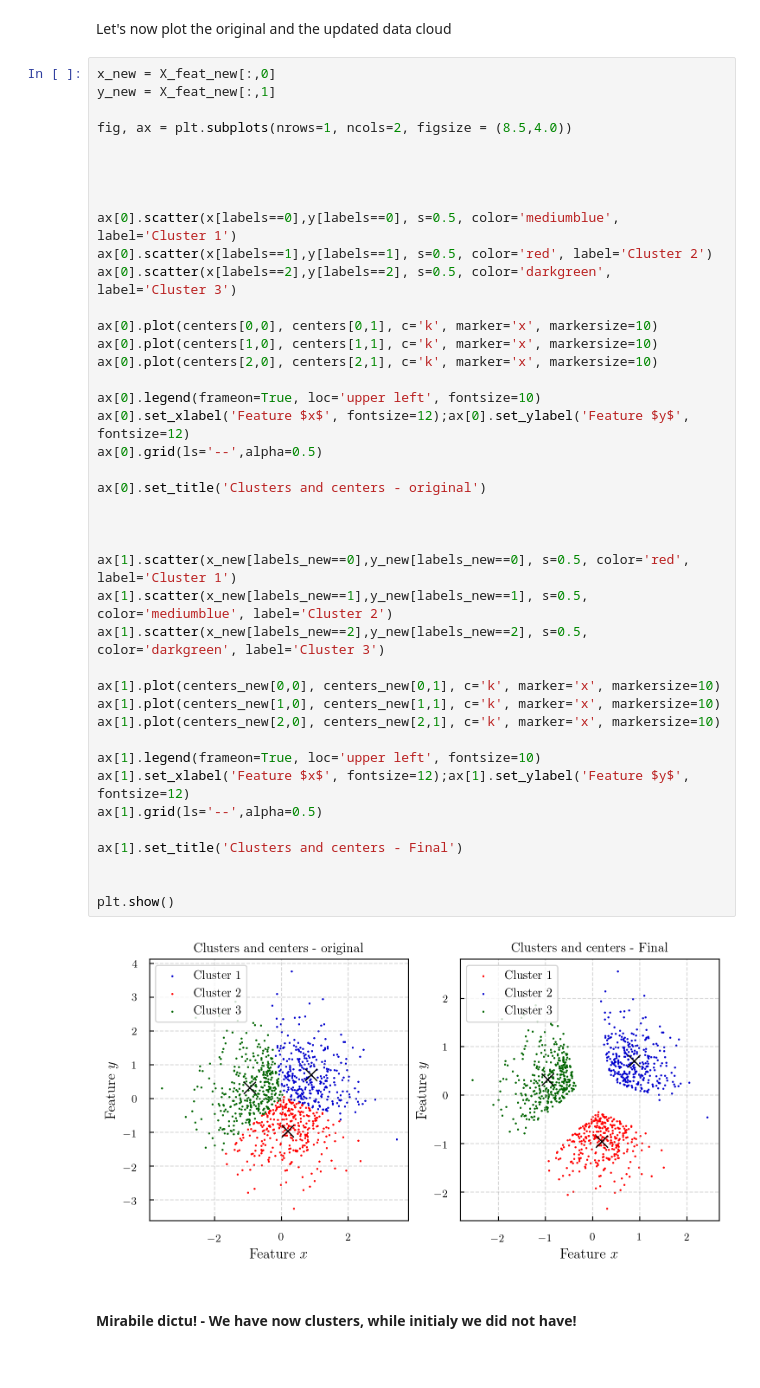
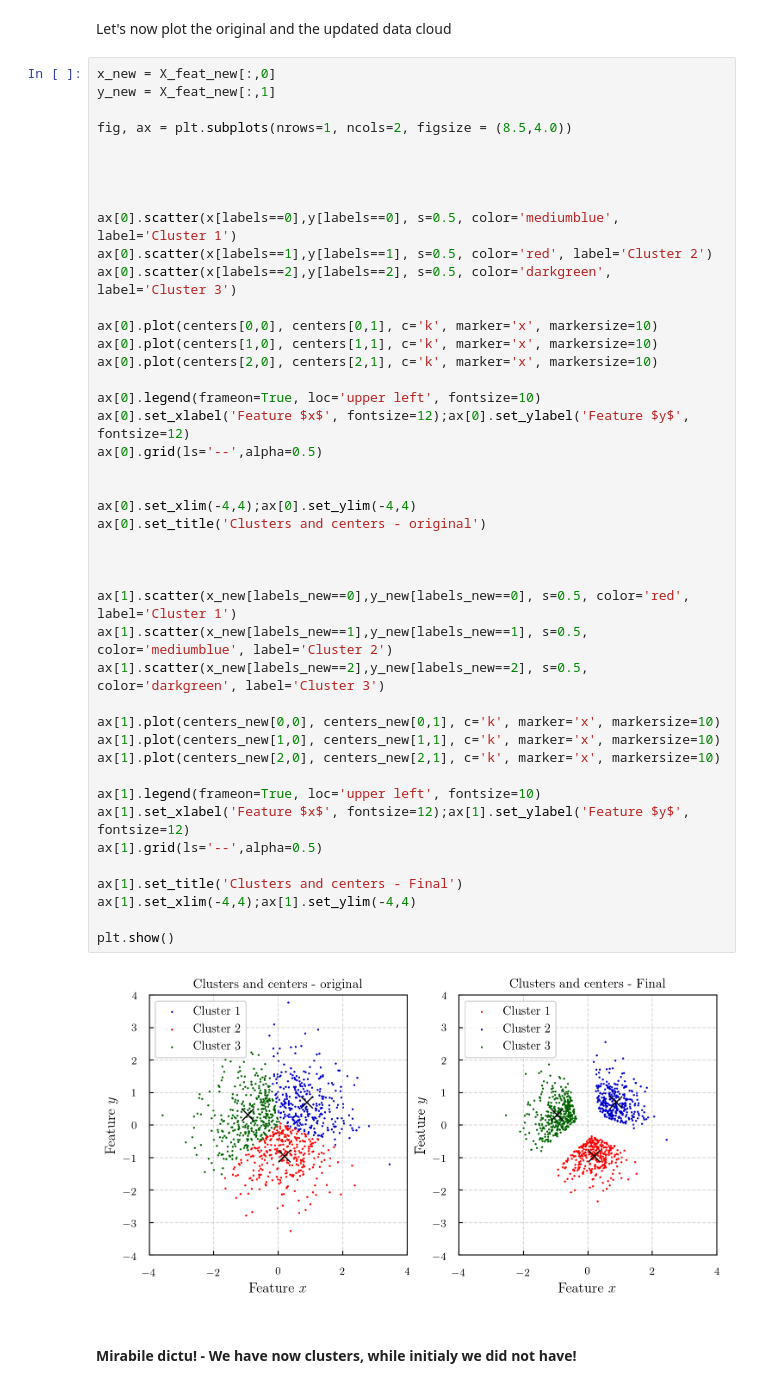
Before and after one commit to dtanoglidis/Machine-Learning-and-Large-Scale-Data-Analysis, a Jupyter notebook: HW1_Prob5.ipynb, the cells around one changed output. Cells and saved outputs as stored; diff of their text form.

```diff
--- a/HW1_Prob5.ipynb
+++ b/HW1_Prob5.ipynb
@@ -215,34 +215,36 @@ ax[0].scatter(x[labels==1],y[labels==1], s=0.5, color='red', label='Cluster 2')
 ax[0].scatter(x[labels==2],y[labels==2], s=0.5, color='darkgreen', label='Cluster 3')
 
 ax[0].plot(centers[0,0], centers[0,1], c='k', marker='x', markersize=10)
 ax[0].plot(centers[1,0], centers[1,1], c='k', marker='x', markersize=10)
 ax[0].plot(centers[2,0], centers[2,1], c='k', marker='x', markersize=10)
 
 ax[0].legend(frameon=True, loc='upper left', fontsize=10)
 ax[0].set_xlabel('Feature $x$', fontsize=12);ax[0].set_ylabel('Feature $y$', fontsize=12)
 ax[0].grid(ls='--',alpha=0.5)
 
+
+ax[0].set_xlim(-4,4);ax[0].set_ylim(-4,4)
 ax[0].set_title('Clusters and centers - original')
 
 
 
 ax[1].scatter(x_new[labels_new==0],y_new[labels_new==0], s=0.5, color='red', label='Cluster 1')
 ax[1].scatter(x_new[labels_new==1],y_new[labels_new==1], s=0.5, color='mediumblue', label='Cluster 2')
 ax[1].scatter(x_new[labels_new==2],y_new[labels_new==2], s=0.5, color='darkgreen', label='Cluster 3')
 
 ax[1].plot(centers_new[0,0], centers_new[0,1], c='k', marker='x', markersize=10)
 ax[1].plot(centers_new[1,0], centers_new[1,1], c='k', marker='x', markersize=10)
 ax[1].plot(centers_new[2,0], centers_new[2,1], c='k', marker='x', markersize=10)
 
 ax[1].legend(frameon=True, loc='upper left', fontsize=10)
 ax[1].set_xlabel('Feature $x$', fontsize=12);ax[1].set_ylabel('Feature $y$', fontsize=12)
 ax[1].grid(ls='--',alpha=0.5)
 
 ax[1].set_title('Clusters and centers - Final')
-
+ax[1].set_xlim(-4,4);ax[1].set_ylim(-4,4)
 
 plt.show()
 # %% [output]
-[figure, old version]
+[figure, new version]
 # %% [markdown]
 #### Mirabile dictu!  - We have now clusters, while initialy we did not have!
```
